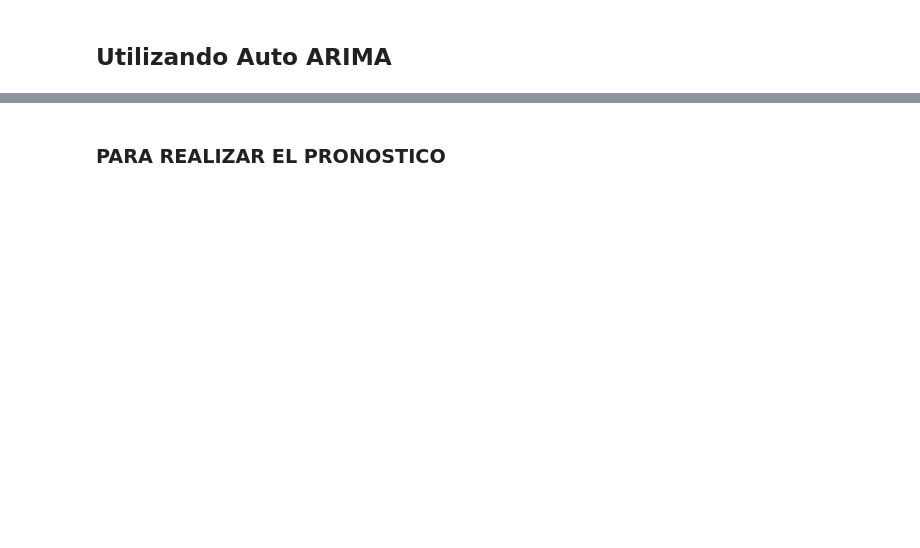
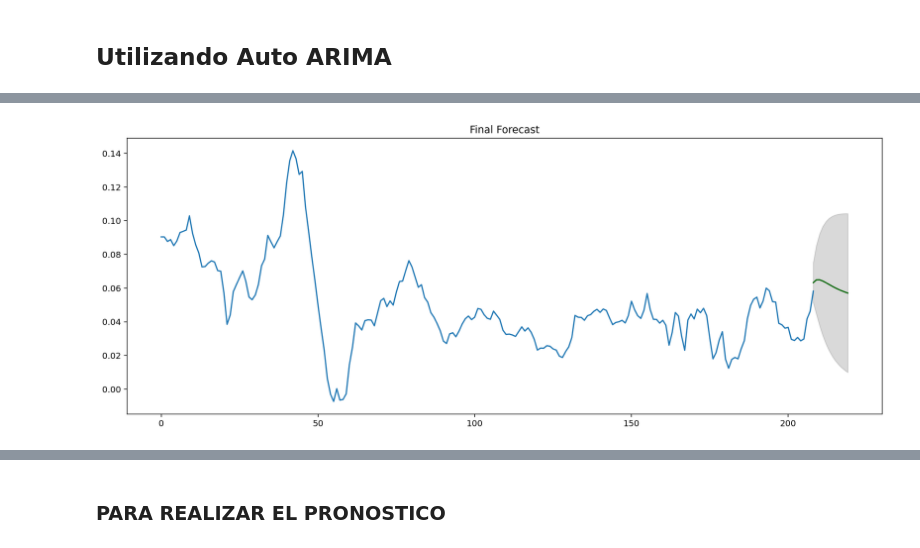
Before and after one commit to kc-alva/TesisPES2022, a Jupyter notebook: Notebook.ipynb, the cells around one changed output, grey strips where cells are left out. Saved outputs shown, nothing was run; the diff lists cells and outputs as text; code cells hidden in the pictures; blank space fills up the shorter version.

Commit message:
3 models

```diff
--- a/Notebook.ipynb
+++ b/Notebook.ipynb
@@ -358,0 +371,28 @@ SARIMA MODEL
+# %%
+# Forecast
+n_periods = 12
+fc, confint = model_with_auto_d.predict(n_periods=n_periods, return_conf_int=True)
+index_of_fc = np.arange(len(df)-1, len(df)+n_periods-1)
+#index_of_fc = np.arange(2020, 2020+n_periods)
+
+# make series for plotting purpose
+fc_series = pd.Series(fc, index=index_of_fc)
+lower_series = pd.Series(confint[:, 0], index=index_of_fc)
+upper_series = pd.Series(confint[:, 1], index=index_of_fc)
+
+# Plot
+plt.plot(inflacionInteranual.inf_gt_interanual)
+plt.plot(fc_series, color='darkgreen')
+plt.fill_between(lower_series.index,
+                 lower_series,
+                 upper_series,
+                 color='k', alpha=.15)
+
+plt.title("Final Forecast")
+plt.show()
+
+#print(); print(fc_series)
+#print(); print(lower_series)
+#print(); print(upper_series)
+# %% [output]
+[figure, added]
```
Also changed, not shown: parts of 25 cells of this notebook.
